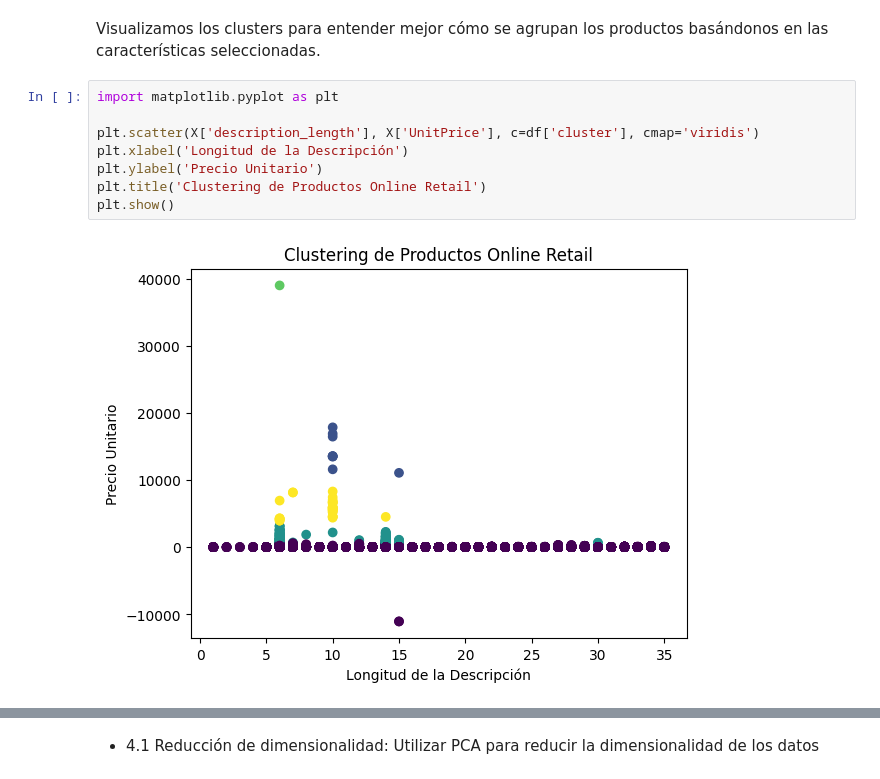
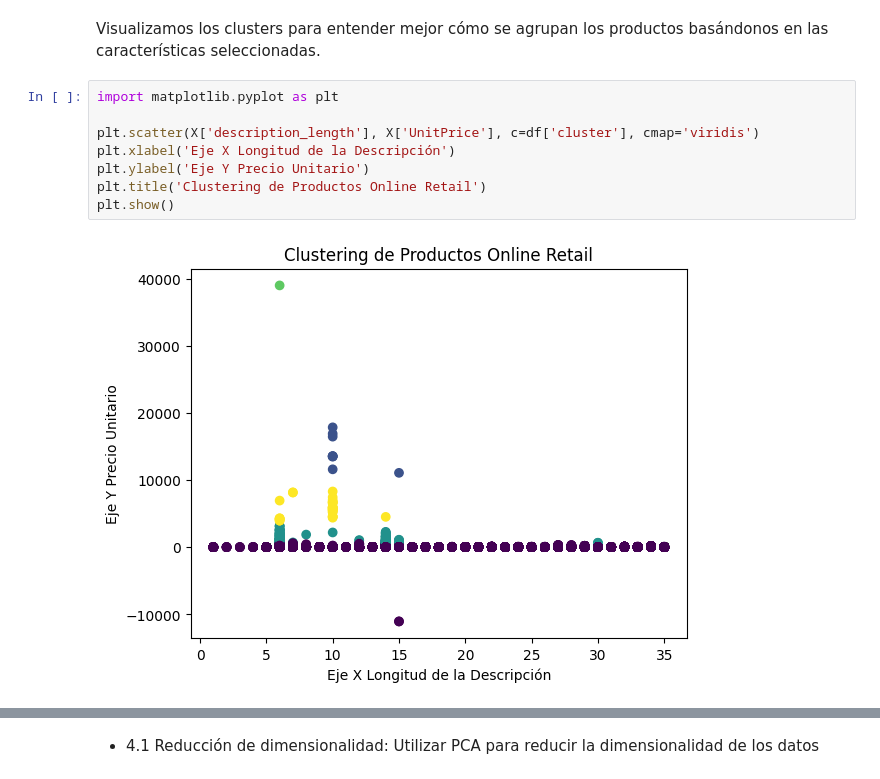
Before and after one commit to MariaMercedesLopez97/mision_olist, a Jupyter notebook: notebooks/caso2_Recomendacion_Productos.ipynb, the cells around one changed output, grey strips where cells are left out. Cells and saved outputs as stored; diff of their text form.

```diff
--- a/notebooks/caso2_Recomendacion_Productos.ipynb
+++ b/notebooks/caso2_Recomendacion_Productos.ipynb
@@ -158,10 +161,10 @@ Visualizamos los clusters para entender mejor cómo se agrupan los productos bas
 # %%
 import matplotlib.pyplot as plt
 
 plt.scatter(X['description_length'], X['UnitPrice'], c=df['cluster'], cmap='viridis')
-plt.xlabel('Longitud de la Descripción')
-plt.ylabel('Precio Unitario')
+plt.xlabel('Eje X Longitud de la Descripción')
+plt.ylabel('Eje Y Precio Unitario')
 plt.title('Clustering de Productos Online Retail')
 plt.show()
 # %% [output]
-[figure, old version]
+[figure, new version]
```
Also changed, not shown: parts of 6 cells of this notebook, 3 other files.
